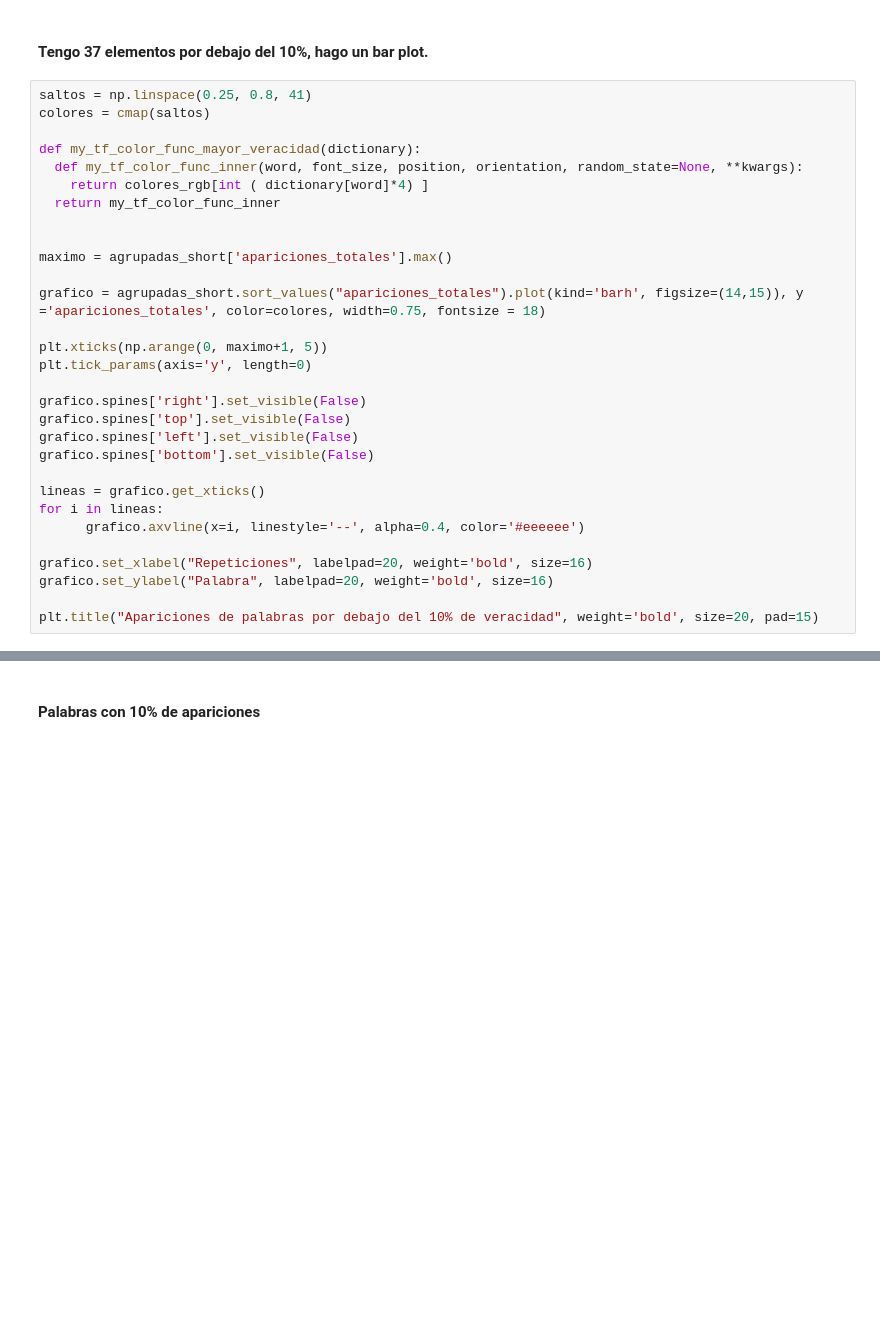
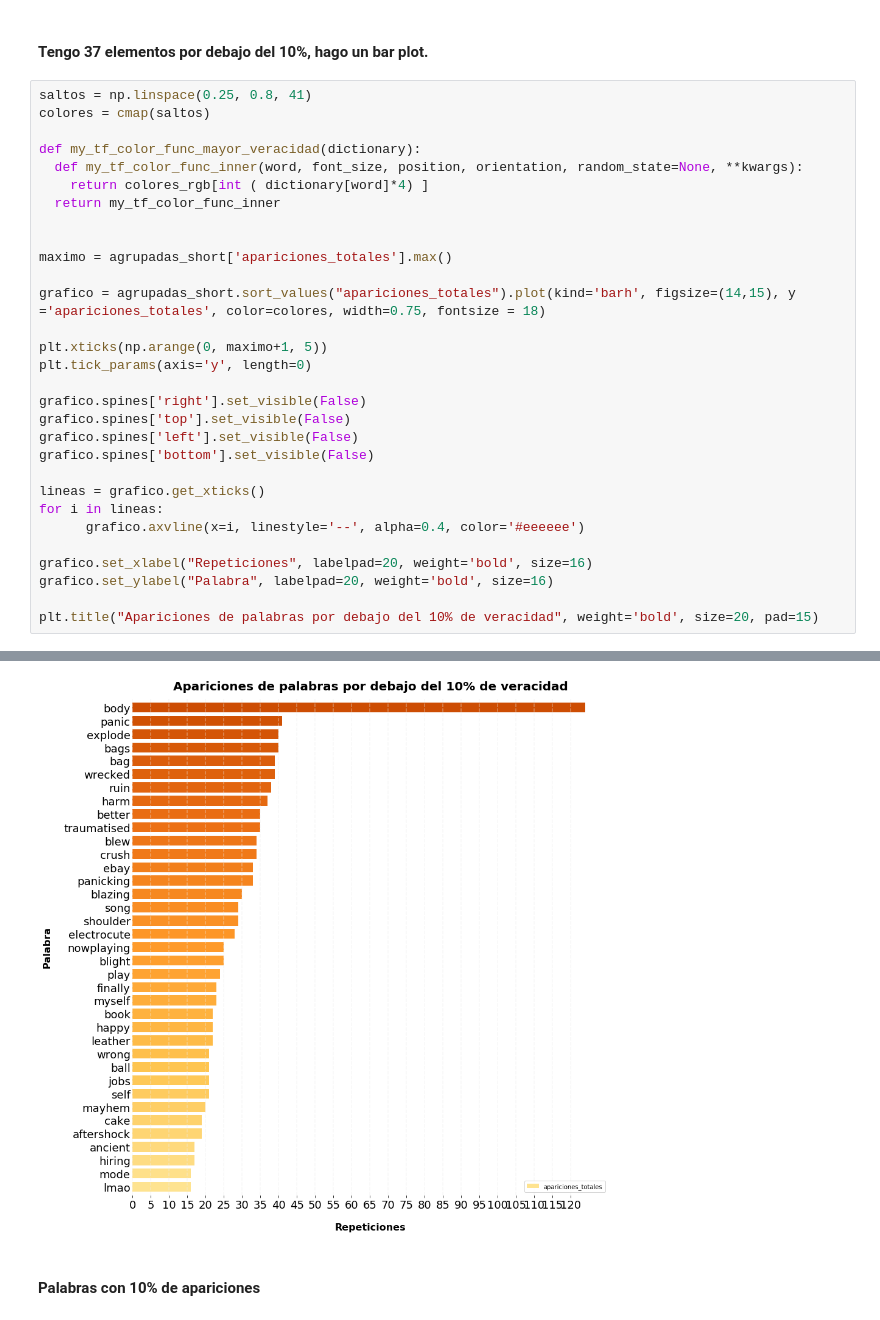
Before and after one commit to RiedelNicolas/TP1-Organizacion-de-Datos, a Jupyter notebook: Nico.ipynb, the cells around one changed output, grey strips where cells are left out. Saved outputs shown, nothing was run; the diff lists cells and outputs as text; blank space fills up the shorter version.

```diff
--- a/Nico.ipynb
+++ b/Nico.ipynb
@@ -791,7 +791,7 @@ def my_tf_color_func_mayor_veracidad(dictionary):
 
 maximo = agrupadas_short['apariciones_totales'].max()
 
-grafico = agrupadas_short.sort_values("apariciones_totales").plot(kind='barh', figsize=(14,15)), y ='apariciones_totales', color=colores, width=0.75, fontsize = 18)
+grafico = agrupadas_short.sort_values("apariciones_totales").plot(kind='barh', figsize=(14,15), y ='apariciones_totales', color=colores, width=0.75, fontsize = 18)
 
 plt.xticks(np.arange(0, maximo+1, 5))
 plt.tick_params(axis='y', length=0)
@@ -814,3 +814,4 @@ SyntaxError: invalid syntax (<ipython-input-82-9841fe7ad8cf>, line 12)
+[figure, added]
 # %% [markdown]
 #### Palabras con 10% de apariciones
 # %%
```
Also changed, not shown: parts of 2 cells of this notebook.
